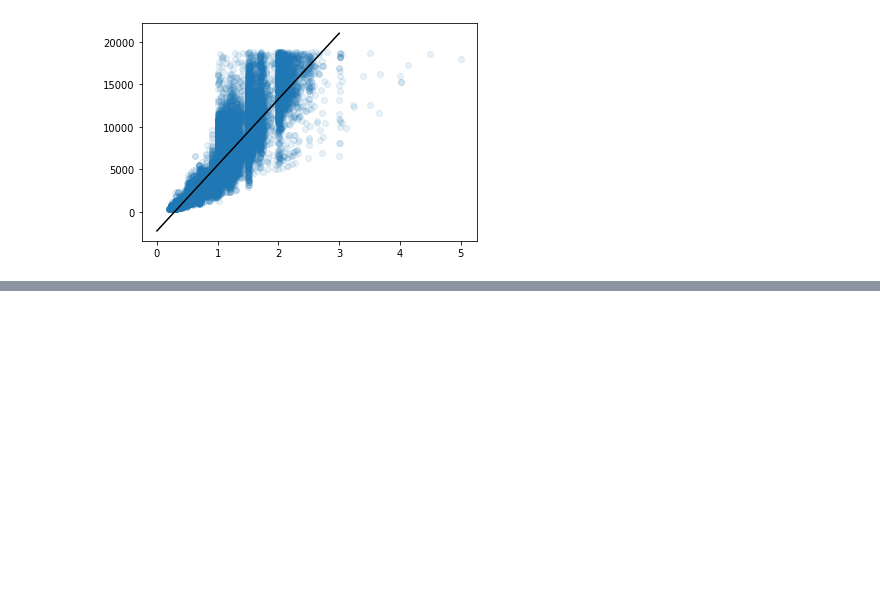
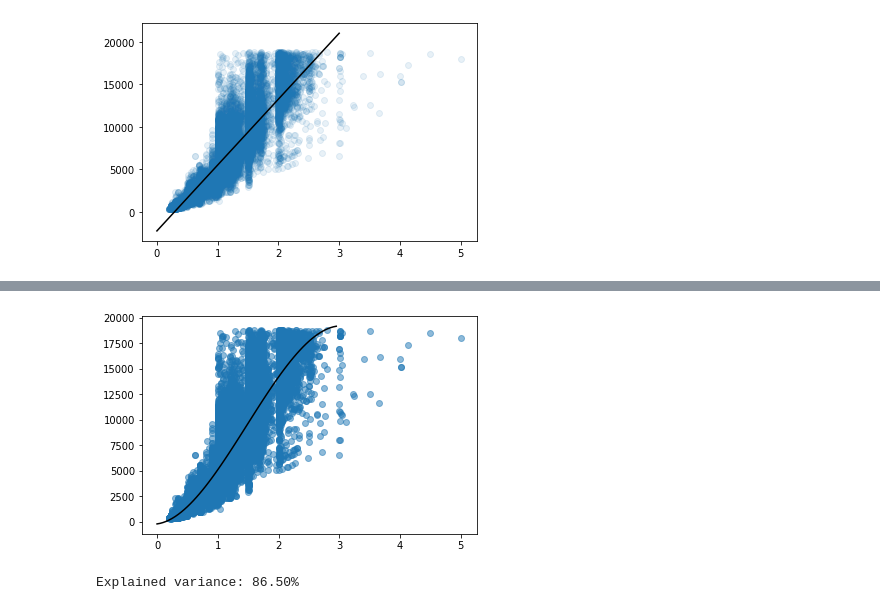
Before and after one commit to umbcdata602/spring2021, a Jupyter notebook: week08.ipynb, the cells around one changed output, grey strips where cells are left out. Drawn from its saved outputs; the diff is of its cells as text; code cells hidden in the pictures; blank space fills up the shorter version.

```diff
--- a/week08.ipynb
+++ b/week08.ipynb
@@ -165,0 +202,47 @@ plt.show();
+# %%
+# Linear regression with polynomials is built-in with Seaborn
+# With Scikit-Learn, you need to do it yourself.
+from sklearn.preprocessing import PolynomialFeatures
+from sklearn.linear_model import LinearRegression
+
+# Use the entire dataset
+df = diamonds # ~54K samples
+
+# Define the data columns (this needs to be set only once)
+X_column = "carat"
+y_column = "price"
+
+# Start with the data
+X = df[X_column].values.reshape(-1, 1)
+y = df[y_column].values
+
+# Add PolynomialFeatures of desired degree
+# Inspect X to confirm the result (original series is in column #1
+# Column #0 is full of ones (i.e., the intercept)
+# To plot a line, use degree=1, in which case X_poly has 2 columns
+poly = PolynomialFeatures(degree=3)
+X_poly = poly.fit_transform(X)
+
+# Fit the model to the data
+# Note: PolynomialFeatures adds the intercept (ones) to column 0
+# hence fit_intercept=False, and the data gets moved to column 1
+model = LinearRegression(fit_intercept=False)
+model.fit(X_poly, y)
+
+# Plot the model prediction (no noise) as a smooth curve
+X_model = np.arange(0, 3, .05).reshape(-1, 1) # dependent variable, no noise
+X_model = poly.transform(X_model) # add the polynomials
+yhat_model = model.predict(X_model) # compute the model prediction
+plt.plot(X_model[:,1], yhat_model, color='k') # remember: column 1 is the dependent variable
+
+# Plot the data (scatterplot)
+plt.scatter(X[:,0], y, alpha=.5)
+plt.show();
+
+# Compute the model prediction at the data points
+yhat = model.predict(X_poly)
+
+print('Explained variance: {:.2f}%'.format(100 * explained_variance_score(y, yhat)))
+# %% [output]
+[figure, added]
+Explained variance: 86.50%
```
Also changed, not shown: parts of 2 cells of this notebook.
